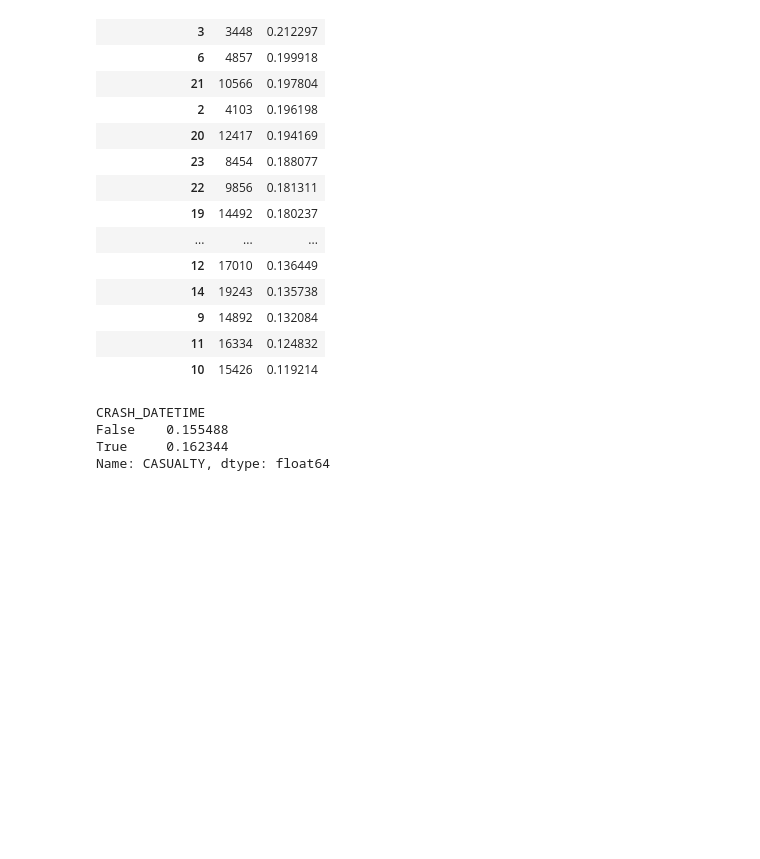
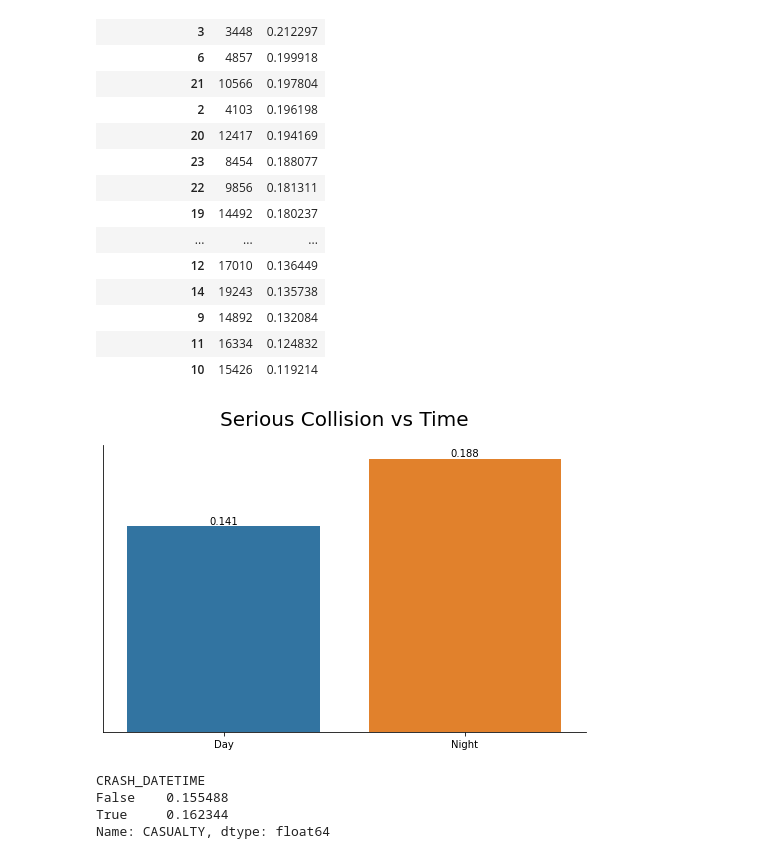
Before and after one commit to amanlai/nyc-collision, a Jupyter notebook: code/6-third-model.ipynb, the cells around one changed output. Drawn from its saved outputs; the diff is of its cells as text; code cells hidden in the pictures; blank space fills up the shorter version.

```diff
--- a/code/6-third-model.ipynb
+++ b/code/6-third-model.ipynb
@@ -48,6 +48,11 @@ df.groupby(df['CRASH_DATETIME'].dt.hour)['CASUALTY'].agg(['size', 'mean']).sort_
 | 10 | 15426 | 0.119214 |
 # %%
 df['IS_NIGHT'] = df['CRASH_DATETIME'].dt.hour.isin([*range(8), *range(19, 25)]).astype(int)
+# %%
+eda_barplots(df, 'Serious Collision vs Time', 'IS_NIGHT', 'CASUALTY',
+          size=(7,5), to_filename='eda_night', xticklabels=['Day', 'Night'])
+# %% [output]
+[figure, added]
 # %%
 df.groupby(df['CRASH_DATETIME'].dt.day_name().isin(['Saturday', 'Sunday']))['CASUALTY'].mean().sort_values()
 # %% [output]
```
Also changed, not shown: parts of 2 cells of this notebook, 2 other files.
